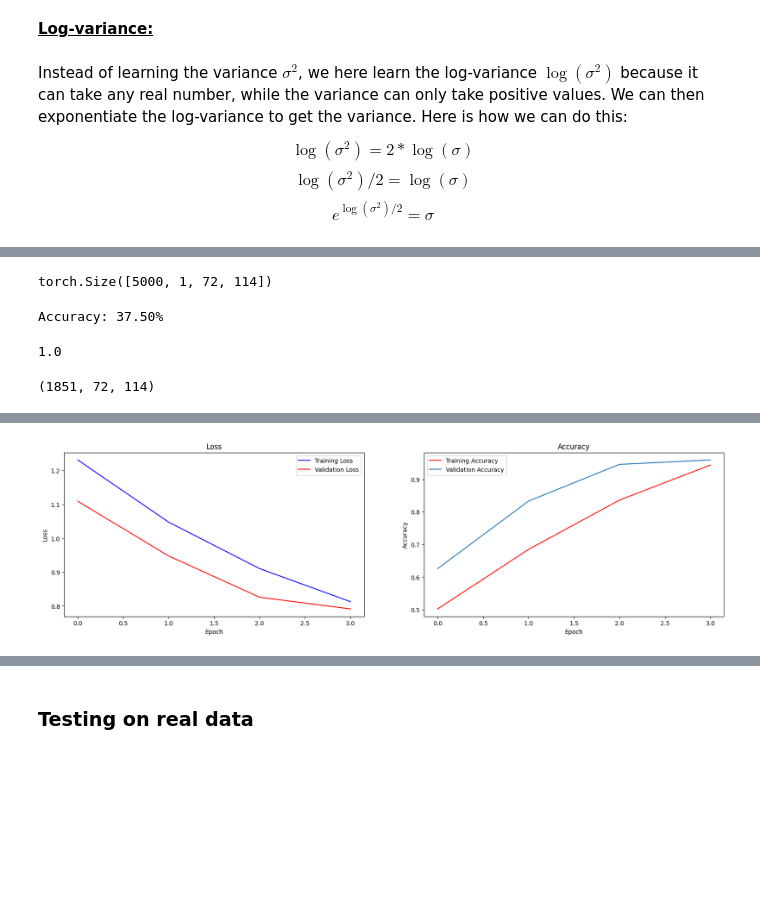
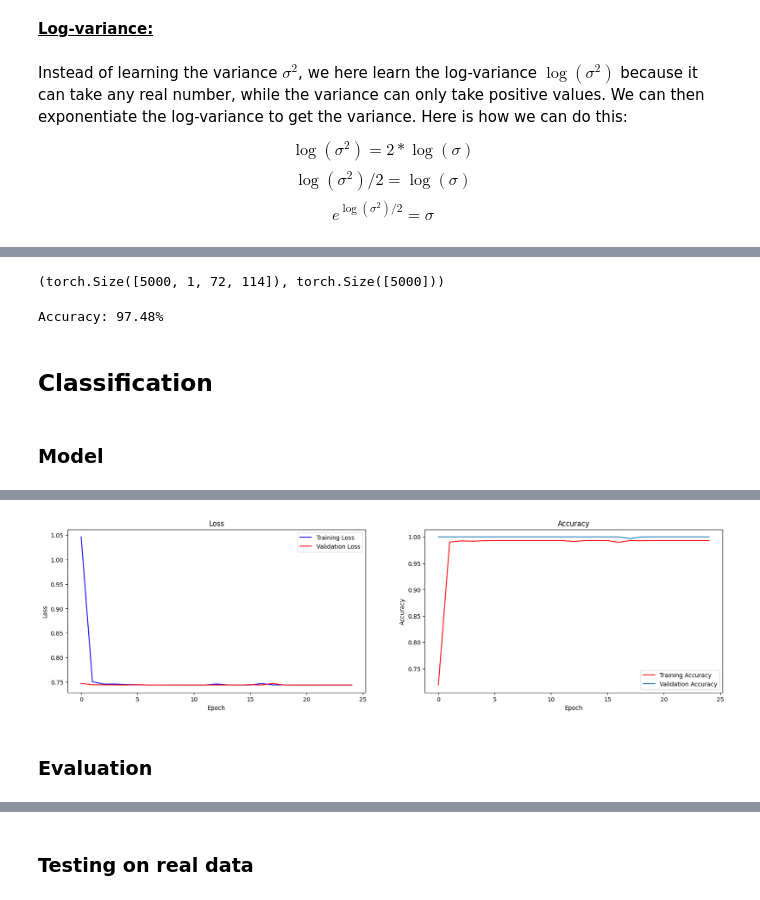
Before and after one commit to sinansoulier/VR-Gesture-Classification, a Jupyter notebook: data_generation.ipynb, the cells around one changed output, grey strips where cells are left out. Saved outputs shown, nothing was run; the diff lists cells and outputs as text; code cells hidden in the pictures; blank space fills up the shorter version.

```diff
--- a/data_generation.ipynb
+++ b/data_generation.ipynb
@@ -233,11 +265,11 @@ with torch.no_grad():
     n_test_batches = X_test.shape[0] // 4
     for i, (x, y) in enumerate(Data.labeled_data_generator(X_test, y_test, batch_size=4)):
         x = x.to(DEVICE).unsqueeze(1)
-        y = y.to(DEVICE).unsqueeze(-1)
+        y = y.to(DEVICE)
         x_hat, z_mu, z_logvar = vae(x, y)
-        test_mean_loss = vae.loss_function(x_hat, x, z_mu, z_logvar)
+        test_mean_loss = vae.loss_function(x_hat, x, y, z_mu, z_logvar)
         test_mean_loss += test_mean_loss.item()
 
     test_mean_loss = test_mean_loss / n_test_batches
-    print(f"Test loss: {test_mean_loss}")
+    print(f"Test loss: {test_mean_loss:.4f}")
 # %% [output]
@@ -245,66 +277,46 @@ Test loss: 431.85711669921875
 # %%
-n_samples =5000
-# generated = vae.sample(n_samples, torch.Tensor(np.random.randint(0, 4, n_samples)).long().to(DEVICE))
-# generated = generated.cpu().detach().squeeze(1).numpy()
-# generated.shape
+n_samples = 5000
 
-def sampling(model, n, y):
+def sampling(model: VariationalAutoEncoder, n: int):
     with torch.no_grad():
-        y = y.unsqueeze(-1)
+        y = torch.randint(0, 4, (n, 1)).to(DEVICE)
+        y_encoded = F.one_hot(y, num_classes=4).float().squeeze(1)
         z = torch.randn(n, model.latent_dim).to(DEVICE)
-        z = torch.cat((z, y), dim=1)
-        z = model.fc2(z)
+        z = model.fc2(torch.cat((z, y_encoded), dim=1))
         reshaped_z = z.view(n, model.nb_features, model.intermediate_shape[0], model.intermediate_shape[1])
-        return model.decoder(reshaped_z)
+        decoded = model.decoder(reshaped_z)
+        return decoded, y.squeeze(-1)
 
-y_gen = torch.Tensor(np.random.randint(0, 4, n_samples)).to(DEVICE).long()
-generated = sampling(vae, n_samples, y_gen)
-generated.shape
+X_gen, y_gen = sampling(vae, n_samples)
+X_gen.shape, y_gen.shape
 # %% [output]
-torch.Size([5000, 1, 72, 114])
+(torch.Size([5000, 1, 72, 114]), torch.Size([5000]))
 # %%
-import onnxruntime
-from sklearn.metrics import accuracy_score
-
-np_generated = generated.cpu().detach().numpy()
+np_X_gen = X_gen.cpu().detach().numpy()
+np_y_gen = y_gen.cpu().detach().numpy()
 
 # Load onnx model
 ort_session = onnxruntime.InferenceSession("models/vr_gesture_recognizer.onnx")
-outputs = ort_session.run(None, {"input": np_generated})
+outputs = ort_session.run(None, {"input": np_X_gen})
 
 # Print predictions
 classified_output = outputs[0].argmax(axis=1)
 
-np_y_gen = y_gen.cpu().detach().numpy()
-
 accuracy = accuracy_score(np_y_gen, classified_output)
 print(f"Accuracy: {accuracy * 100:.2f}%")
 # %% [output]
-Accuracy: 37.50%
+Accuracy: 97.48%
-# %%
-# Get indices of corresponding classes for each sample in X.
-both = set(np_y_gen).intersection(classified_output)
-equal_indices = [index for index, (item1, item2) in enumerate(zip(np_y_gen, classified_output)) if item1 == item2]
-
-# Get corresponding samples
-correctly_generated_x = np_generated[equal_indices]
-correctly_generated_y = np_y_gen[equal_indices]
-outputs_2 = ort_session.run(None, {'input': correctly_generated_x})[0]
-
-accuracy_score(correctly_generated_y, outputs_2.argmax(axis=1))
-# %% [output]
-1.0
-# %%
-correctly_generated_x.squeeze(1).shape
-# %% [output]
-(1851, 72, 114)
+# %% [markdown]
+## Classification
+# %% [markdown]
+### Model
 # %%
 from utils.vr_gesture_recognizer import VRGestureRecognizer
 from utils.hardware import Hardware
 
 DEVICE = Hardware.device()
-BATCH_SIZE = 16
-EPOCHS = 100
+BATCH_SIZE = 32
+EPOCHS = 25
 LEARNING_RATE = 1e-4
 HIDDEN_SIZE = 128
 NUM_LABELS = classes.shape[0]
@@ -314,7 +326,7 @@ loss_fn = nn.CrossEntropyLoss()
 
 gesture_recognizer = VRGestureRecognizer(hidden_size=HIDDEN_SIZE, num_classes=NUM_LABELS).to(DEVICE)
 
-X_train, X_test, y_train, y_test = train_test_split(correctly_generated_x.squeeze(1), correctly_generated_y, test_size=0.2, random_state=42)
+X_train, X_test, y_train, y_test = train_test_split(np_X_gen.squeeze(1), np_y_gen, test_size=0.2, random_state=42)
 X_train, X_val, y_train, y_val = train_test_split(X_train, y_train, test_size=0.15, random_state=42)
 
 gesture_recognizer.compile(loss_fn=loss_fn)
@@ -326,4 +338,6 @@ Early stopping: accuracy > 0.9
-[figure, old version]
+[figure, new version]
+# %% [markdown]
+### Evaluation
 # %%
 test_loss, test_accuracy = gesture_recognizer.to(Hardware.device()).evaluate(X_test, y_test)
 print(f"Loss: {test_loss.item():.2f} | Accuracy: {test_accuracy * 100:.2f}%")
```
Also changed, not shown: parts of 13 cells of this notebook.
